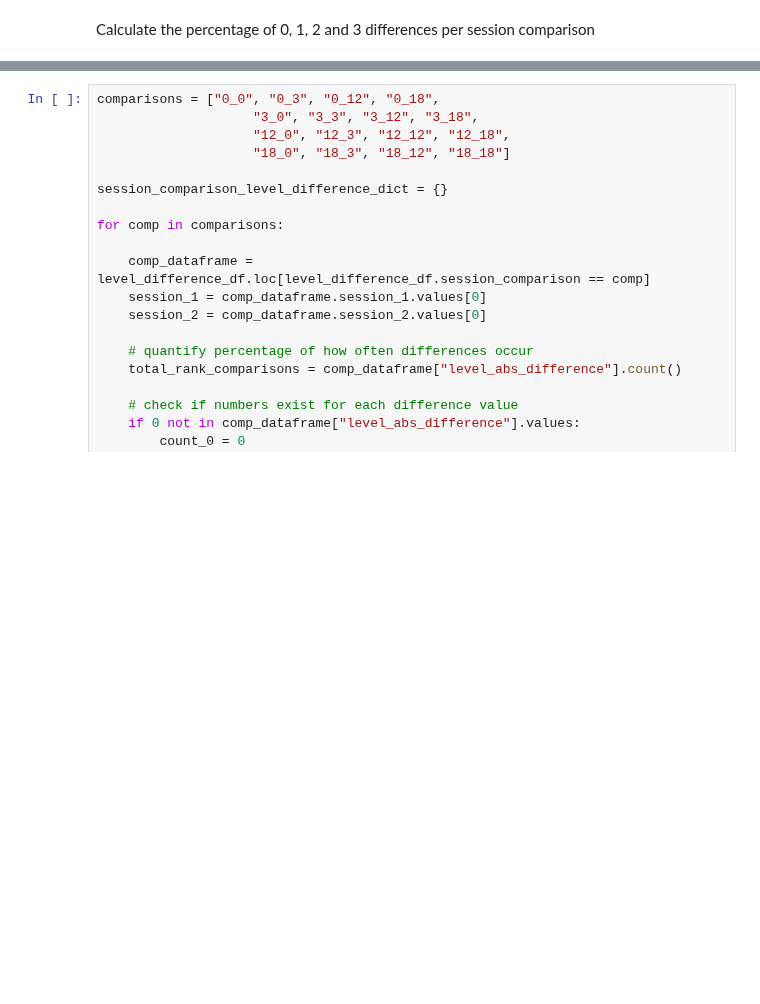
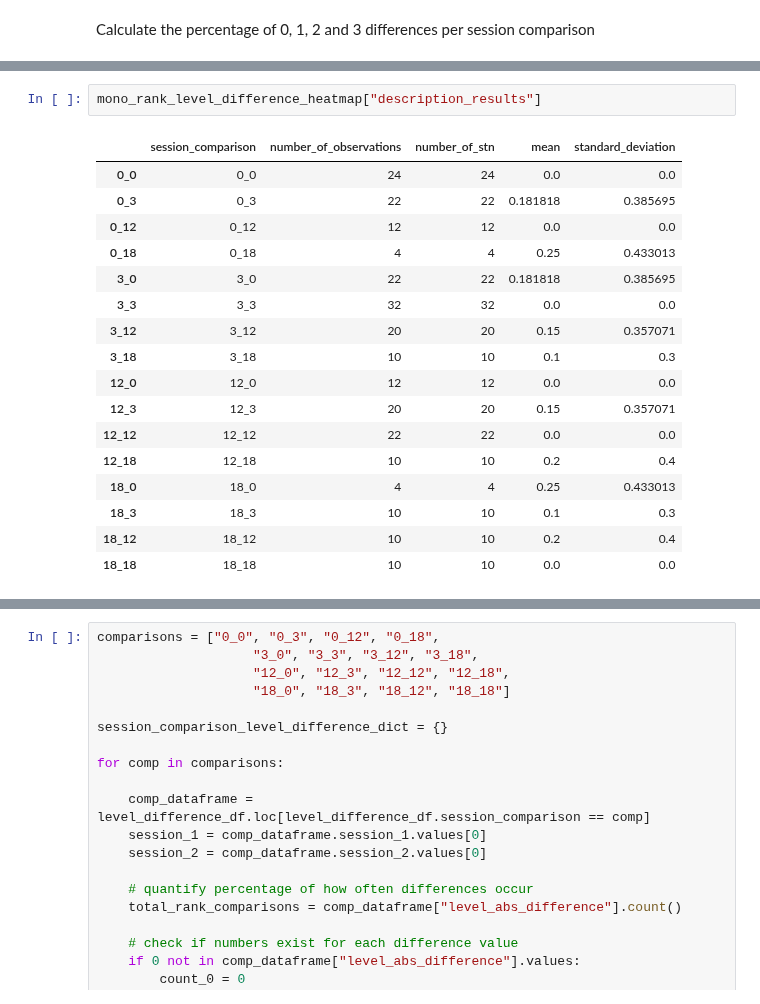
Before and after one commit to JKBehnke/BetaSenSightLongterm, a Jupyter notebook: notebooks/bssu_spatial_distribution.ipynb, the cells around one changed output, grey strips where cells are left out. Cells and saved outputs as stored; diff of their text form; blank space fills up the shorter version.

```diff
--- a/notebooks/bssu_spatial_distribution.ipynb
+++ b/notebooks/bssu_spatial_distribution.ipynb
@@ -834,0 +823,20 @@ loaded from:  c:\Users\jebe12\Research\Longterm_beta_project\results
+# %%
+mono_rank_level_difference_heatmap["description_results"]
+# %% [output]
+|  | session_comparison | number_of_observations | number_of_stn | mean | standard_deviation |
+| 0_0 | 0_0 | 24 | 24 | 0.0 | 0.0 |
+| 0_3 | 0_3 | 22 | 22 | 0.181818 | 0.385695 |
+| 0_12 | 0_12 | 12 | 12 | 0.0 | 0.0 |
+| 0_18 | 0_18 | 4 | 4 | 0.25 | 0.433013 |
+| 3_0 | 3_0 | 22 | 22 | 0.181818 | 0.385695 |
+| 3_3 | 3_3 | 32 | 32 | 0.0 | 0.0 |
+| 3_12 | 3_12 | 20 | 20 | 0.15 | 0.357071 |
+| 3_18 | 3_18 | 10 | 10 | 0.1 | 0.3 |
+| 12_0 | 12_0 | 12 | 12 | 0.0 | 0.0 |
+| 12_3 | 12_3 | 20 | 20 | 0.15 | 0.357071 |
+| 12_12 | 12_12 | 22 | 22 | 0.0 | 0.0 |
+| 12_18 | 12_18 | 10 | 10 | 0.2 | 0.4 |
+| 18_0 | 18_0 | 4 | 4 | 0.25 | 0.433013 |
+| 18_3 | 18_3 | 10 | 10 | 0.1 | 0.3 |
+| 18_12 | 18_12 | 10 | 10 | 0.2 | 0.4 |
+| 18_18 | 18_18 | 10 | 10 | 0.0 | 0.0 |
```
Also changed, not shown: parts of 5 cells of this notebook, 1 other file.
